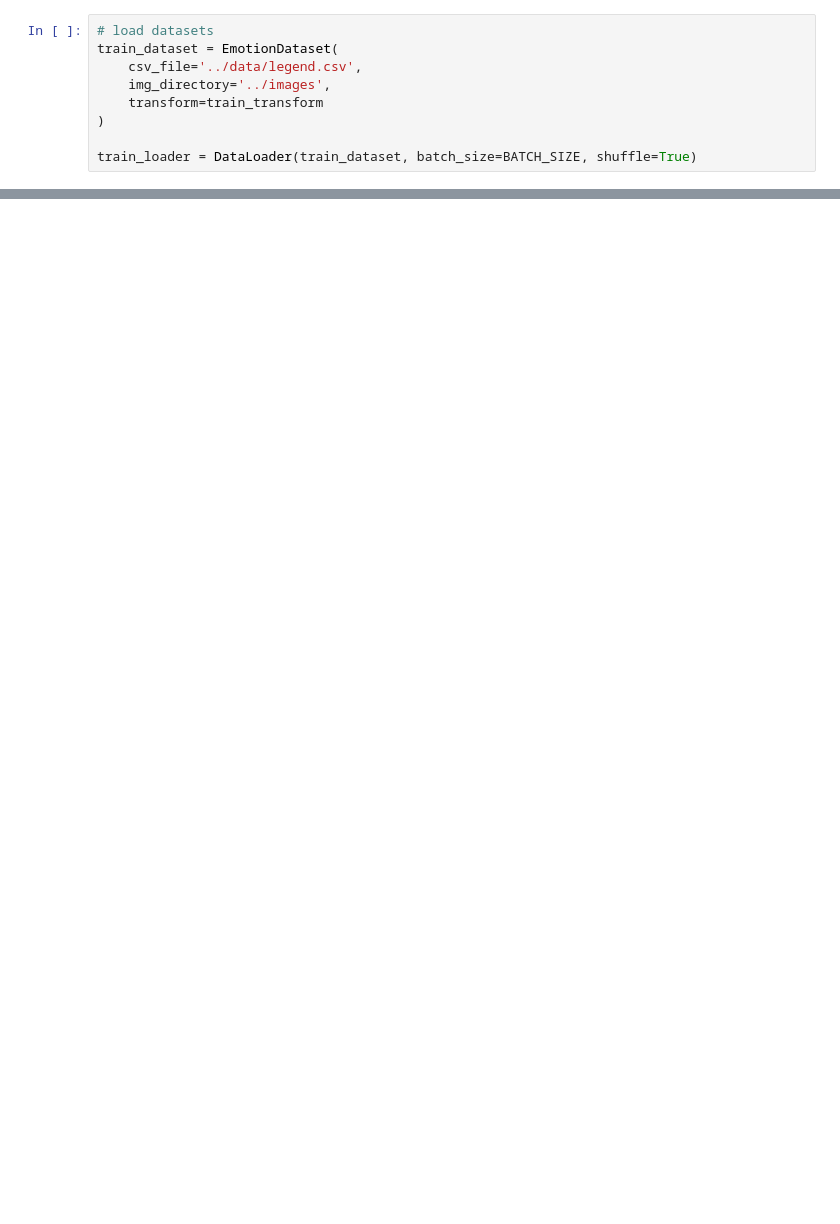
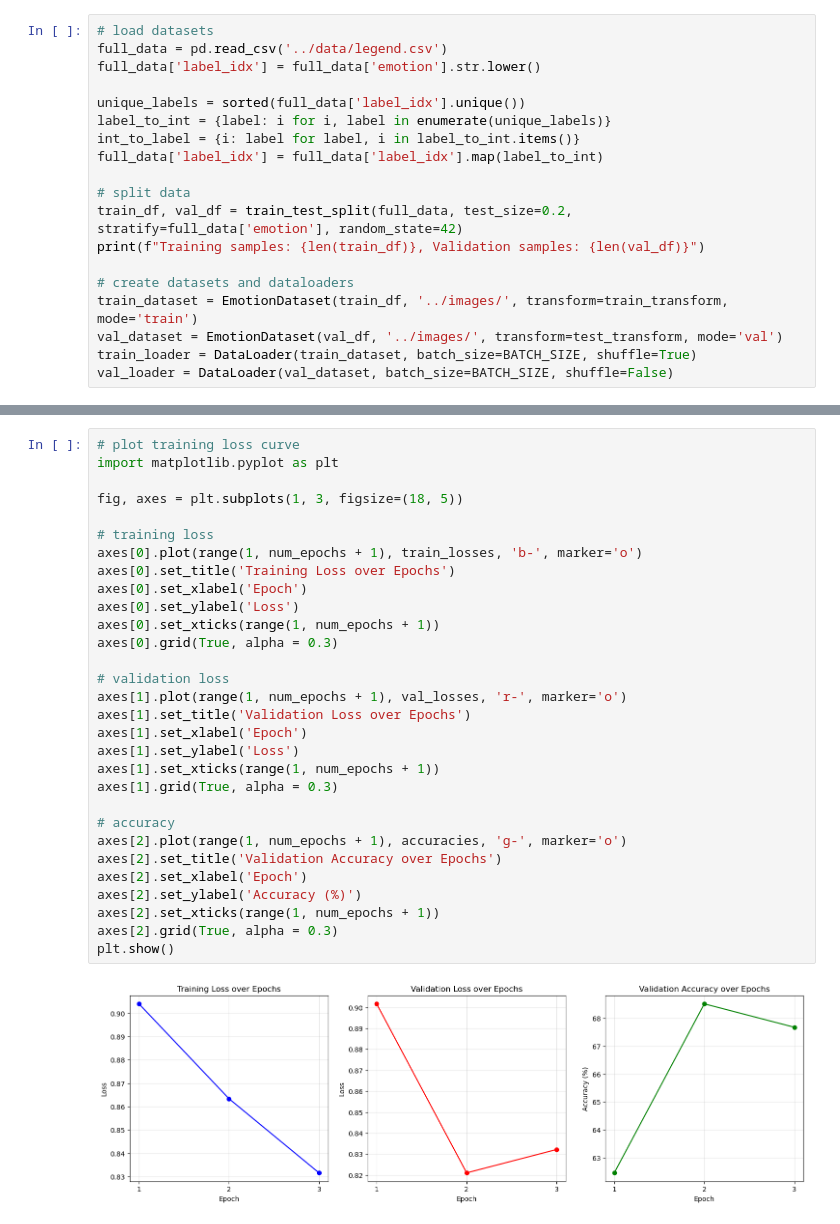
Before and after one commit to syliem1/EmotionalDetection, a Jupyter notebook: VIT/train.ipynb, the cells around one changed output, grey strips where cells are left out. Saved outputs shown, nothing was run; the diff lists cells and outputs as text; blank space fills up the shorter version.

Commit message:
LOOCV validation with completed vision transformer module

```diff
--- a/VIT/train.ipynb
+++ b/VIT/train.ipynb
@@ -86,11 +79,21 @@ test_transform = transforms.Compose([
 ])
 # %%
 # load datasets
-train_dataset = EmotionDataset(
-    csv_file='../data/legend.csv',
-    img_directory='../images',
-    transform=train_transform
-)
+full_data = pd.read_csv('../data/legend.csv')
+full_data['label_idx'] = full_data['emotion'].str.lower()
 
+unique_labels = sorted(full_data['label_idx'].unique())
+label_to_int = {label: i for i, label in enumerate(unique_labels)}
+int_to_label = {i: label for label, i in label_to_int.items()}
+full_data['label_idx'] = full_data['label_idx'].map(label_to_int)
+
+# split data
+train_df, val_df = train_test_split(full_data, test_size=0.2, stratify=full_data['emotion'], random_state=42)
+print(f"Training samples: {len(train_df)}, Validation samples: {len(val_df)}")
+
+# create datasets and dataloaders
+train_dataset = EmotionDataset(train_df, '../images/', transform=train_transform, mode='train')
+val_dataset = EmotionDataset(val_df, '../images/', transform=test_transform, mode='val')
 train_loader = DataLoader(train_dataset, batch_size=BATCH_SIZE, shuffle=True)
+val_loader = DataLoader(val_dataset, batch_size=BATCH_SIZE, shuffle=False)
 # %% [output]
@@ -178,0 +248,32 @@ FileNotFoundError: [Errno 2] No such file or directory: 'data/train\\KatrinaKaif
+# %%
+# plot training loss curve
+import matplotlib.pyplot as plt
+
+fig, axes = plt.subplots(1, 3, figsize=(18, 5))
+
+# training loss
+axes[0].plot(range(1, num_epochs + 1), train_losses, 'b-', marker='o')
+axes[0].set_title('Training Loss over Epochs')
+axes[0].set_xlabel('Epoch')
+axes[0].set_ylabel('Loss')
+axes[0].set_xticks(range(1, num_epochs + 1))
+axes[0].grid(True, alpha = 0.3)
+
+# validation loss
+axes[1].plot(range(1, num_epochs + 1), val_losses, 'r-', marker='o')
+axes[1].set_title('Validation Loss over Epochs')
+axes[1].set_xlabel('Epoch')
+axes[1].set_ylabel('Loss')
+axes[1].set_xticks(range(1, num_epochs + 1))
+axes[1].grid(True, alpha = 0.3)
+
+# accuracy
+axes[2].plot(range(1, num_epochs + 1), accuracies, 'g-', marker='o')
+axes[2].set_title('Validation Accuracy over Epochs')
+axes[2].set_xlabel('Epoch')
+axes[2].set_ylabel('Accuracy (%)')
+axes[2].set_xticks(range(1, num_epochs + 1))
+axes[2].grid(True, alpha = 0.3)
+plt.show()
+# %% [output]
+[figure, added]
```
Also changed, not shown: parts of 7 cells of this notebook.
